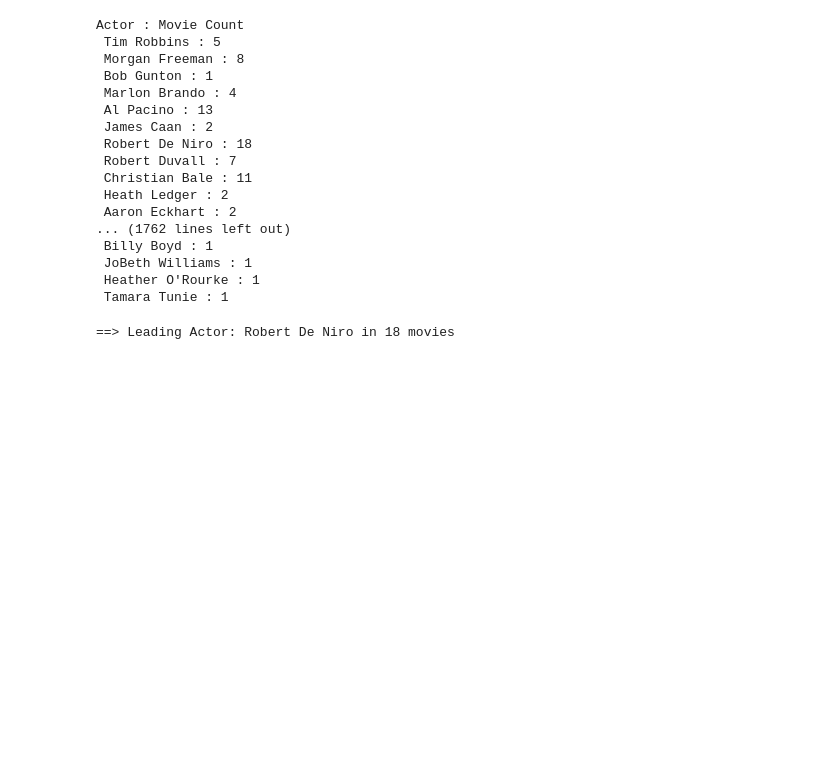
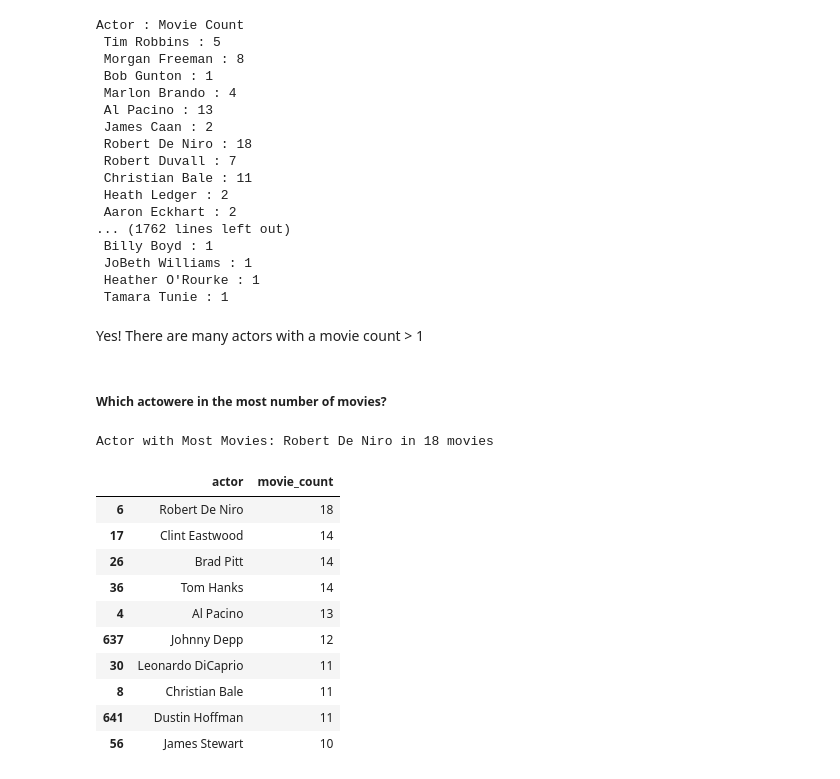
Before and after one commit to allenau1/dat-sf-60-hw, a Jupyter notebook: project-2_allen_au.ipynb, the cells around one changed output. Saved outputs shown, nothing was run; the diff lists cells and outputs as text; code cells hidden in the pictures; blank space fills up the shorter version.

```diff
--- a/project-2_allen_au.ipynb
+++ b/project-2_allen_au.ipynb
@@ -518,8 +514,12 @@ Actor : Movie Count
  JoBeth Williams : 1
  Heather O'Rourke : 1
  Tamara Tunie : 1
+# %% [markdown]
+Yes!  There are many actors with a movie count > 1
+# %% [markdown]
+##### Which actowere in the most number of movies?
 # %%
 # Print out the Leading Actor in most number of films
-print("==> Leading Actor: {} in {} movies".format(leading_actor, max_count))
+print("Actor with Most Movies: {} in {} movies".format(leading_actor, max_count))
 # %% [output]
-==> Leading Actor: Robert De Niro in 18 movies
+Actor with Most Movies: Robert De Niro in 18 movies
@@ -528,0 +526,16 @@ print("==> Leading Actor: {} in {} movies".format(leading_actor, max_count))
+# %%
+# Push the hash back into a dataframe and find Top 10 actors with the most movies
+actors_by_movie_count = pd.DataFrame(list(freq.items()), columns=['actor', 'movie_count']).sort_values(by='movie_count', ascending=False)
+actors_by_movie_count.head(10)
+# %% [output]
+|  | actor | movie_count |
+| 6 | Robert De Niro | 18 |
+| 17 | Clint Eastwood | 14 |
+| 26 | Brad Pitt | 14 |
+| 36 | Tom Hanks | 14 |
+| 4 | Al Pacino | 13 |
+| 637 | Johnny Depp | 12 |
+| 30 | Leonardo DiCaprio | 11 |
+| 8 | Christian Bale | 11 |
+| 641 | Dustin Hoffman | 11 |
+| 56 | James Stewart | 10 |
```
Also changed, not shown: parts of 6 cells of this notebook.
